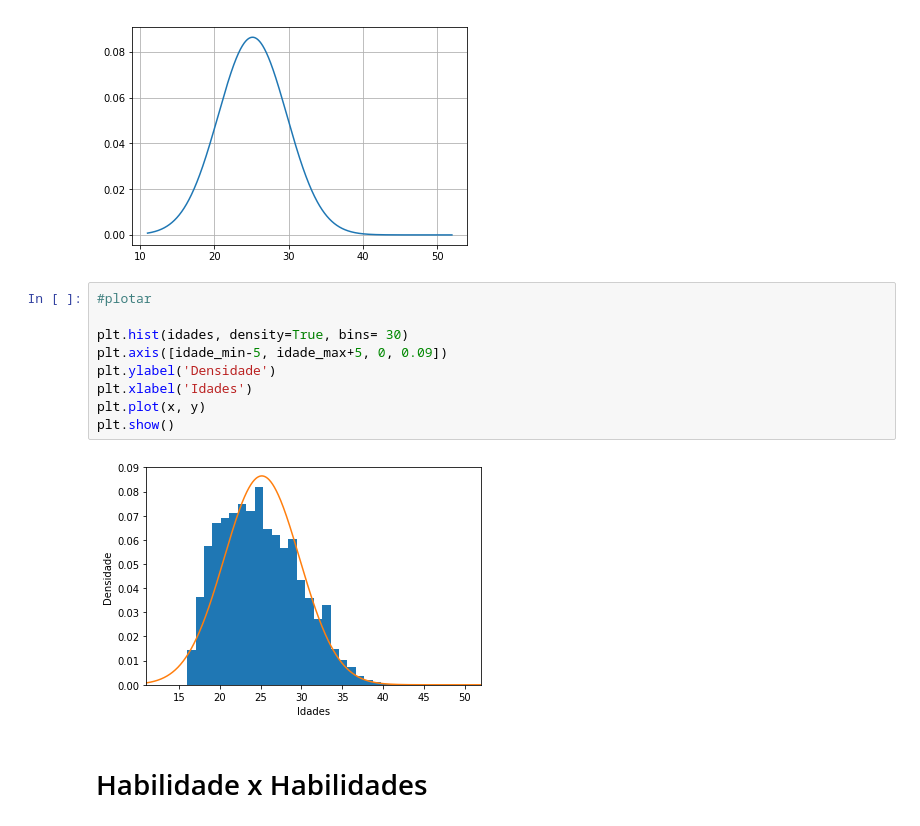
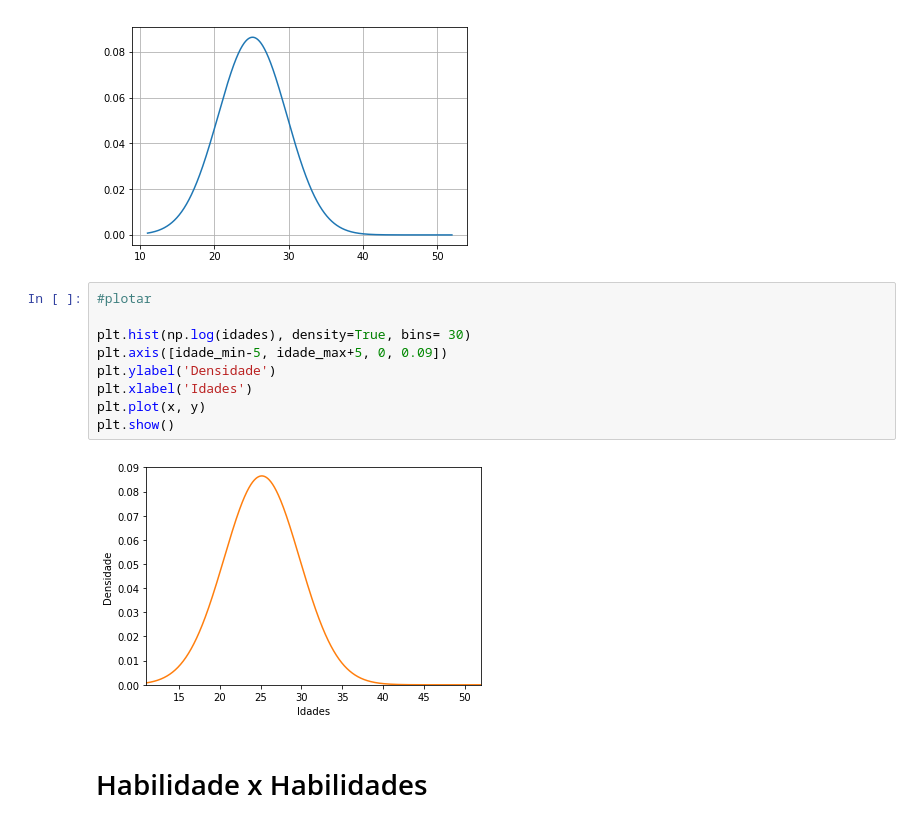
Before and after one commit to victorhabib/cdd-projeto-final, a Jupyter notebook: Projeto Final versao atualizada.ipynb, the cells around one changed output. Cells and saved outputs as stored; diff of their text form.

```diff
--- a/Projeto Final versao atualizada.ipynb
+++ b/Projeto Final versao atualizada.ipynb
@@ -162,14 +164,14 @@ plt.show()
 # %%
 #plotar
 
-plt.hist(idades, density=True, bins= 30)
+plt.hist(np.log(idades), density=True, bins= 30)
 plt.axis([idade_min-5, idade_max+5, 0, 0.09])
 plt.ylabel('Densidade')
 plt.xlabel('Idades')
 plt.plot(x, y)
 plt.show()
 # %% [output]
-[figure, old version]
+[figure, new version]
 # %% [markdown]
 # Habilidade x Habilidades
 # %%
```
Also changed, not shown: parts of 55 cells of this notebook.
